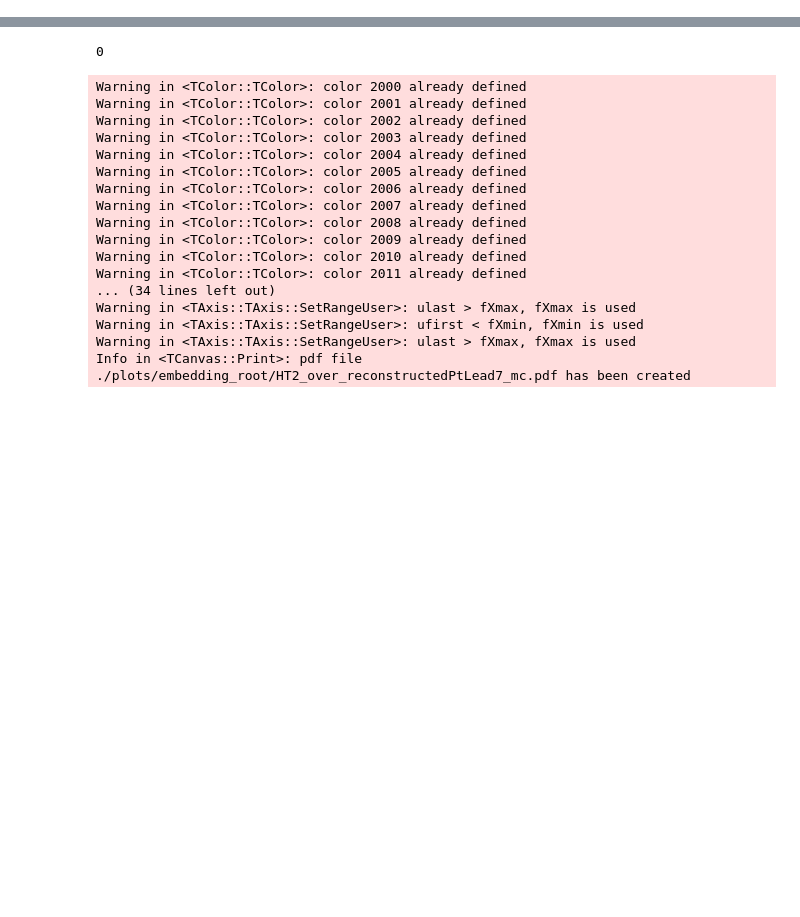
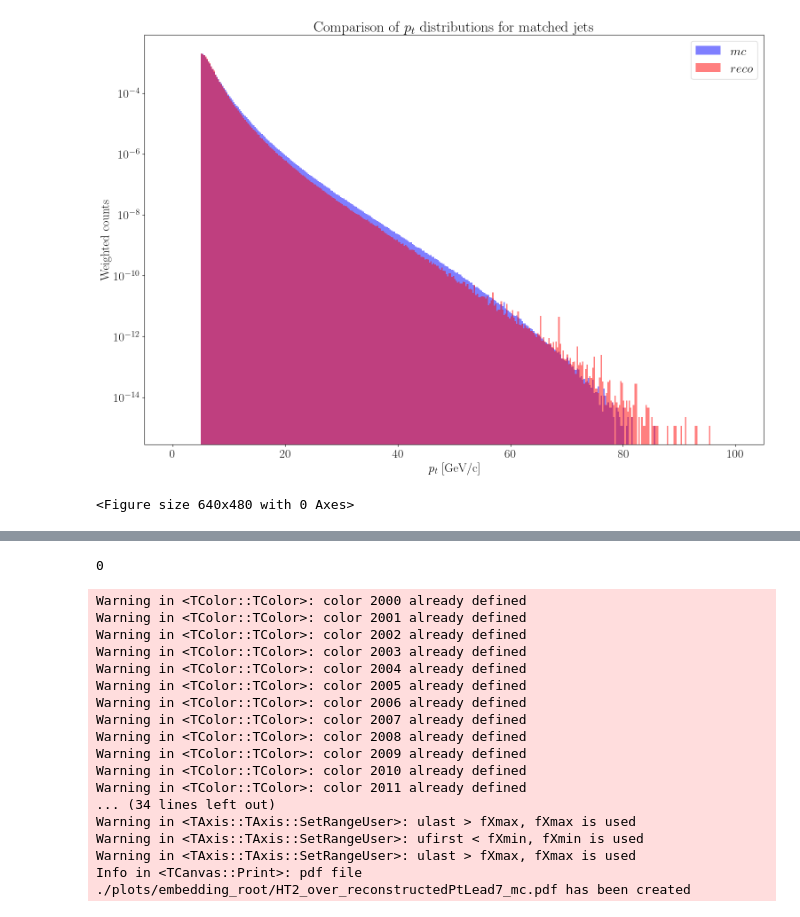
Before and after one commit to aprozo/jets_pp_2012, a Jupyter notebook: macros/ana/ana_matching_tree.ipynb, the cells around one changed output, grey strips where cells are left out. Drawn from its saved outputs; the diff is of its cells as text; code cells hidden in the pictures; blank space fills up the shorter version.

```diff
--- a/macros/ana/ana_matching_tree.ipynb
+++ b/macros/ana/ana_matching_tree.ipynb
@@ -1,5 +1,5 @@
 # %%
-import ROOT
+
 import uproot
 import pandas as pd
 import numpy as np
@@ -30,16 +30,16 @@ all_branches= [ 'mc_pt',
                 'deltaR']
 
 selected_branches = ['mc_pt',  'mc_ptLead',  'mc_weight',
-                     'reco_pt',  'reco_ptLead',  'reco_trigger_match_JP2', 'reco_trigger_match_HT2' #,'deltaR',
-                    #  'mc_eta',   'mc_phi',  'reco_eta', 'reco_phi'
+                     'reco_pt',  'reco_ptLead',  'reco_trigger_match_JP2', 'reco_trigger_match_HT2', #,'deltaR',
+                     'mc_eta',   'mc_phi',  'reco_eta', 'reco_phi'
                      ]
 my_tree = my_file[tree_name]
 # Get the branches from the tree , limit the number of events to 100000
-all_jets = my_tree.arrays(selected_branches, library='pd')#, entry_stop=10000)
+all_jets = my_tree.arrays(selected_branches, library='pd')#, entry_stop=1000000)
 
-all_jets = all_jets.copy()  # Create an explicit copy
-all_jets['reco_trigger_match_JP2'] = all_jets['reco_trigger_match_JP2'].astype(int)
-all_jets['reco_trigger_match_HT2'] = all_jets['reco_trigger_match_HT2'].astype(int)
+# all_jets = all_jets.copy()  # Create an explicit copy
+# all_jets['reco_trigger_match_JP2'] = all_jets['reco_trigger_match_JP2'].astype(int)
+# all_jets['reco_trigger_match_HT2'] = all_jets['reco_trigger_match_HT2'].astype(int)
 # separately have fake_jets(mc_pt=-9),  miss_jets (reco_pt=-9) and matched jets
 # matched_jets= branches
 # fake_jets = all_jets[all_jets['mc_pt'] == -9]
@@ -81,30 +81,33 @@ matched_jets = all_mc_jets[all_mc_jets['reco_pt'] != -9]
 del all_mc_jets
 del all_reco_jets
 
-matched_jets_ptLead7 = matched_jets[matched_jets['reco_ptLead'] > 7]
+# matched_jets_ptLead7 = matched_jets[matched_jets['reco_ptLead'] > 7]
 # %%
-# #  compare weighted mc_pt and reco_pt
-# import matplotlib.pyplot as plt
-# import numpy as np
-# import matplotlib
-# import matplotlib.pyplot as plt
-# from matplotlib import rc
-# from matplotlib import rcParams
+#  compare weighted mc_pt and reco_pt
+import matplotlib.pyplot as plt
+import numpy as np
+import matplotlib
+import matplotlib.pyplot as plt
+from matplotlib import rc
+from matplotlib import rcParams
 
-# # Set the font to LaTeX
-# rc('font', **{'family':'serif','serif':['Computer Modern Roman'],'weight':'bold'})
-# rc('text', usetex=True)
-# # Set the font size
-# rcParams.update({'font.size': 20})
+# Set the font to LaTeX
+rc('font', **{'family':'serif','serif':['Computer Modern Roman'],'weight':'bold'})
+rc('text', usetex=True)
+# Set the font size
+rcParams.update({'font.size': 20})
 
-# plt.figure(figsize=(18, 12))
-# plt.hist (matched_jets['mc_pt'], bins=400, range=(0, 100), alpha=0.5, label=r'$mc$', color='blue', weights=matched_jets['mc_weight'])
-# plt.hist (matched_jets['reco_pt'], bins=400, range=(0, 100), alpha=0.5, label=r'$reco$', color='red', weights=matched_jets['mc_weight'])
-# plt.xlabel(r'$p_t$ [GeV/c]')
-# plt.yscale('log')
-# plt.ylabel('Weighted counts')
-# plt.legend()
-# plt.title(r'Comparison of $p_t$ distributions for matched jets')
-# plt.show()
-# plt.savefig('plots/matched_jets_pt.png', dpi=300, bbox_inches='tight')
+plt.figure(figsize=(18, 12))
+plt.hist (matched_jets['mc_pt'], bins=400, range=(0, 100), alpha=0.5, label=r'$mc$', color='blue', weights=matched_jets['mc_weight'])
+plt.hist (matched_jets['reco_pt'], bins=400, range=(0, 100), alpha=0.5, label=r'$reco$', color='red', weights=matched_jets['mc_weight'])
+plt.xlabel(r'$p_t$ [GeV/c]')
+plt.yscale('log')
+plt.ylabel('Weighted counts')
+plt.legend()
+plt.title(r'Comparison of $p_t$ distributions for matched jets')
+plt.show()
+plt.savefig('plots/matched_jets_pt.png', dpi=300, bbox_inches='tight')
+# %% [output]
+[figure, added]
+<Figure size 640x480 with 0 Axes>
 # %%
```
Also changed, not shown: parts of 3 cells of this notebook, 8 other files.
